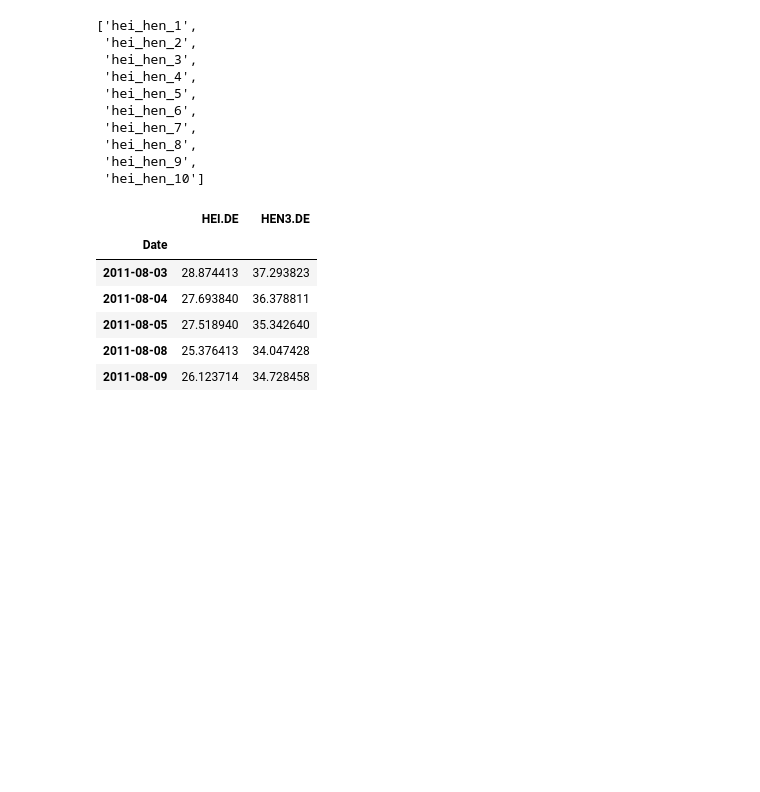
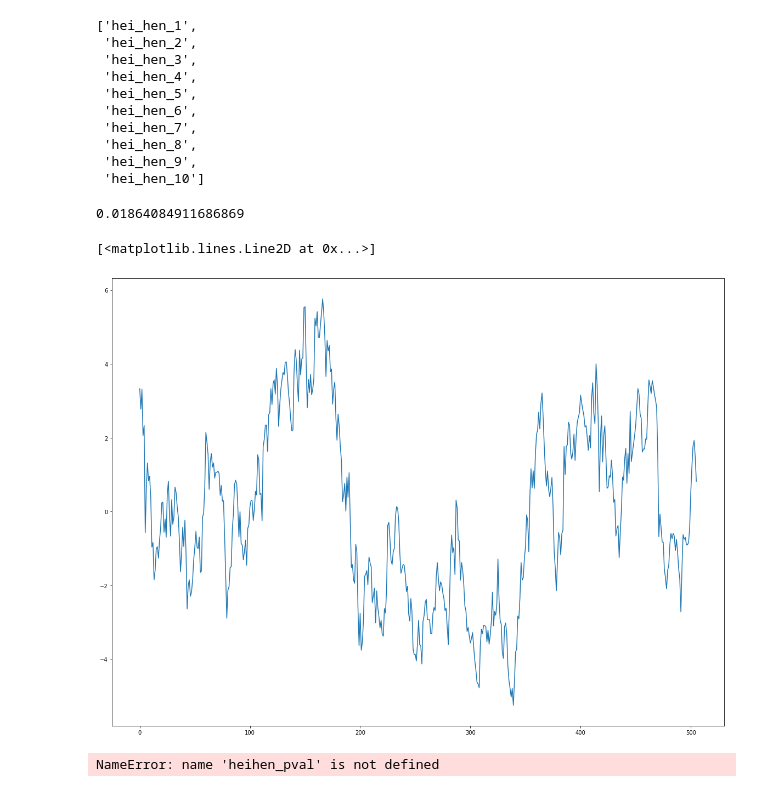
Before and after one commit to JoBe10/DAX-Cointegration, a Jupyter notebook: DAX_Cointegration_v2.ipynb, the cells around one changed output. Cells and saved outputs as stored; diff of their text form; code cells hidden in the pictures; blank space fills up the shorter version.

```diff
--- a/DAX_Cointegration_v2.ipynb
+++ b/DAX_Cointegration_v2.ipynb
@@ -462,13 +462,29 @@ df_list
 # Create the 10 equally long DataFrames
 for i, df in enumerate(df_list):
     vars()[df] = hei_hen.iloc[split_len * i:split_len * (i+1), :2]
-# %%
-hei_hen_2.head()
-# %% [output]
-|  | HEI.DE | HEN3.DE |
-| Date |  |  |
-| 2011-08-03 | 28.874413 | 37.293823 |
-| 2011-08-04 | 27.693840 | 36.378811 |
-| 2011-08-05 | 27.518940 | 35.342640 |
-| 2011-08-08 | 25.376413 | 34.047428 |
-| 2011-08-09 | 26.123714 | 34.728458 |
+# %%
+hh_23 = pd.concat([hei_hen_2, hei_hen_3])
+# %%
+def test_cointegration(df):
+    y = np.array(df[df.columns[0]])
+    x = np.array(df[df.columns[1]])
+    model = sm.OLS(y, x)
+    result = model.fit()
+    beta = result.params
+    residuals = y - beta * x
+    cadf = ts.adfuller(residuals)
+    p_val = cadf[1]
+
+    return beta, residuals, p_val
+# %%
+test_beta, test_residuals, test_pval = test_cointegration(hh_23)
+# %%
+test_pval
+# %% [output]
+0.01864084911686869
+# %%
+plt.figure(figsize=(20,15))
+plt.plot(test_residuals)
+# %% [output]
+[<matplotlib.lines.Line2D at 0x...>]
+[figure, added]
@@ -474,0 +493,4 @@ hei_hen_2.head()
+# %%
+heihen_pval
+# %% [output]
+NameError: name 'heihen_pval' is not defined
```
Also changed, not shown: parts of 2 cells of this notebook.
